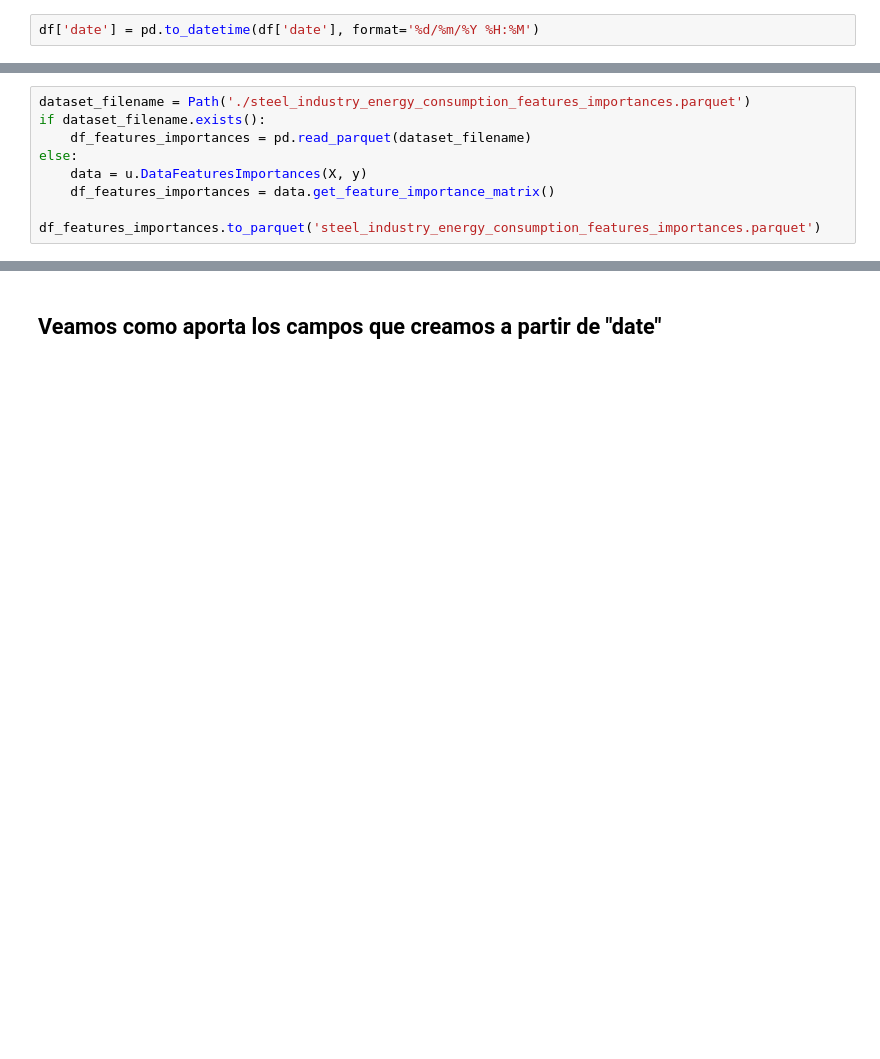
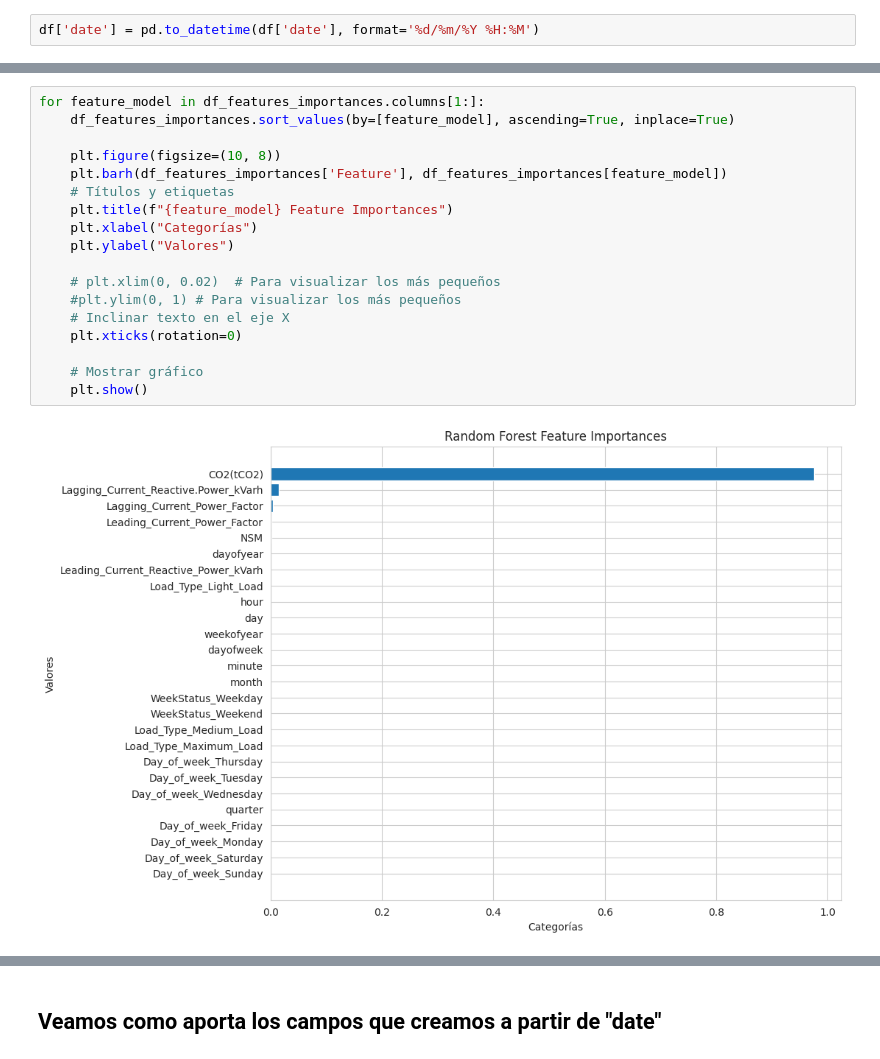
Before and after one commit to luis-huacho/INF648-Proy-Curso-2024-01, a Jupyter notebook: data/procesamiento_data.ipynb, the cells around one changed output, grey strips where cells are left out. Drawn from its saved outputs; the diff is of its cells as text; blank space fills up the shorter version.

```diff
--- a/data/procesamiento_data.ipynb
+++ b/data/procesamiento_data.ipynb
@@ -108,8 +219,0 @@ X = df_scaled_.drop(['Usage_kWh'], axis=1)
-# %%
-dataset_filename = Path('./steel_industry_energy_consumption_features_importances.parquet')
-if dataset_filename.exists():
-    df_features_importances = pd.read_parquet(dataset_filename)
-else:
-    data = u.DataFeaturesImportances(X, y)
-    df_features_importances = data.get_feature_importance_matrix()
-    df_features_importances.to_parquet('steel_industry_energy_consumption_features_importances.parquet')
@@ -155,0 +277,20 @@ df_features_importances
+# %%
+for feature_model in df_features_importances.columns[1:]:
+    df_features_importances.sort_values(by=[feature_model], ascending=True, inplace=True)
+
+    plt.figure(figsize=(10, 8))
+    plt.barh(df_features_importances['Feature'], df_features_importances[feature_model])
+    # Títulos y etiquetas
+    plt.title(f"{feature_model} Feature Importances")
+    plt.xlabel("Categorías")
+    plt.ylabel("Valores")
+
+    # plt.xlim(0, 0.02)  # Para visualizar los más pequeños
+    #plt.ylim(0, 1) # Para visualizar los más pequeños
+    # Inclinar texto en el eje X
+    plt.xticks(rotation=0)
+
+    # Mostrar gráfico
+    plt.show()
+# %% [output]
+[figure, added]
```
Also changed, not shown: parts of 37 cells of this notebook, 13 other files.
